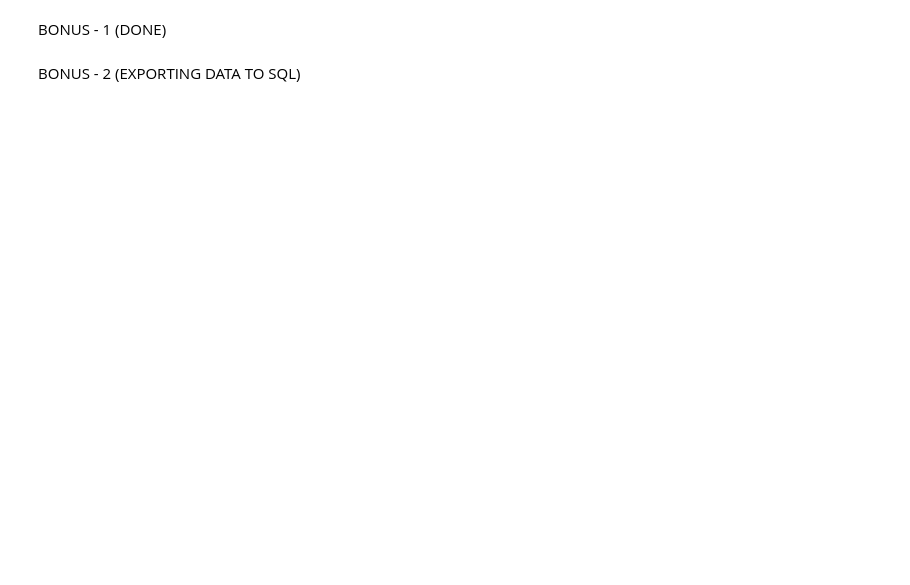
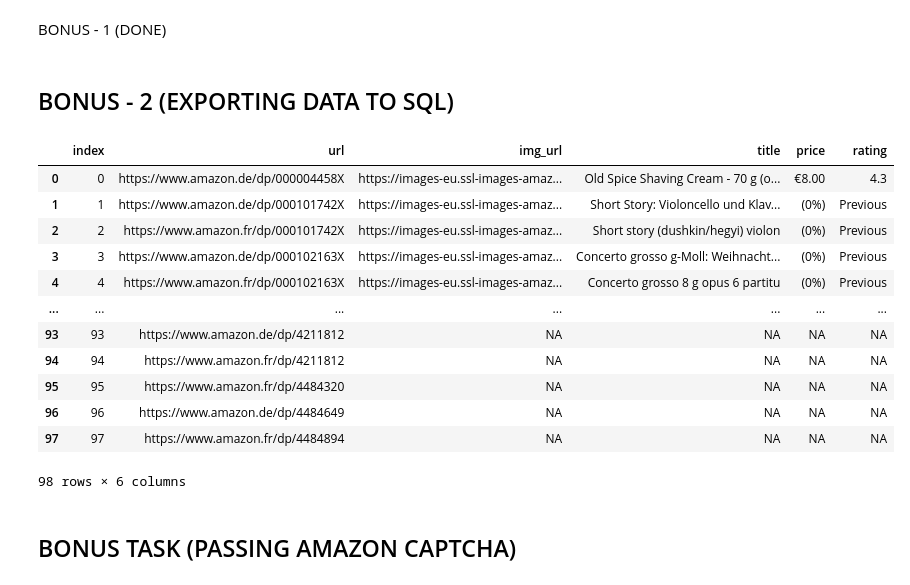
Before and after one commit to 17hk/code-snippets, a Jupyter notebook: Untitled8.ipynb, the cells around one changed output. Saved outputs shown, nothing was run; the diff lists cells and outputs as text; code cells hidden in the pictures; blank space fills up the shorter version.

```diff
--- a/Untitled8.ipynb
+++ b/Untitled8.ipynb
@@ -210,7 +210,34 @@ df
 # %% [markdown]
 BONUS - 1 (DONE)
 # %% [markdown]
-BONUS - 2 (EXPORTING DATA TO SQL)
+## BONUS - 2 (EXPORTING DATA TO SQL)
 # %%
 with open('outfile.json', 'w+') as f:
   f.write(json.dumps(data))
+# %%
+import sqlite3
+
+con = sqlite3.connect('products.db')
+cur = con.cursor()
+# cur.execute('DROP TABLE products;')
+pd.DataFrame(data).to_sql(name='products', con=con)
+# %%
+p = pd.read_sql('SELECT * FROM products;', con=con)
+p
+con.close()
+# %% [output]
+|  | index | url | img_url | title | price | rating |
+| 0 | 0 | https://www.amazon.de/dp/000004458X | https://images-eu.ssl-images-amaz... | Old Spice Shaving Cream - 70 g (o... | €8.00 | 4.3 |
+| 1 | 1 | https://www.amazon.de/dp/000101742X | https://images-eu.ssl-images-amaz... | Short Story: Violoncello und Klav... | (0%) | Previous |
+| 2 | 2 | https://www.amazon.fr/dp/000101742X | https://images-eu.ssl-images-amaz... | Short story (dushkin/hegyi) violon | (0%) | Previous |
+| 3 | 3 | https://www.amazon.de/dp/000102163X | https://images-eu.ssl-images-amaz... | Concerto grosso g-Moll: Weihnacht... | (0%) | Previous |
+| 4 | 4 | https://www.amazon.fr/dp/000102163X | https://images-eu.ssl-images-amaz... | Concerto grosso 8 g opus 6 partitu | (0%) | Previous |
+| ... | ... | ... | ... | ... | ... | ... |
+| 93 | 93 | https://www.amazon.de/dp/4211812 | NA | NA | NA | NA |
+| 94 | 94 | https://www.amazon.fr/dp/4211812 | NA | NA | NA | NA |
+| 95 | 95 | https://www.amazon.fr/dp/4484320 | NA | NA | NA | NA |
+| 96 | 96 | https://www.amazon.de/dp/4484649 | NA | NA | NA | NA |
+| 97 | 97 | https://www.amazon.fr/dp/4484894 | NA | NA | NA | NA |
+98 rows × 6 columns
+# %% [markdown]
+## BONUS TASK (PASSING AMAZON CAPTCHA)
```
Also changed, not shown: parts of 3 cells of this notebook.
